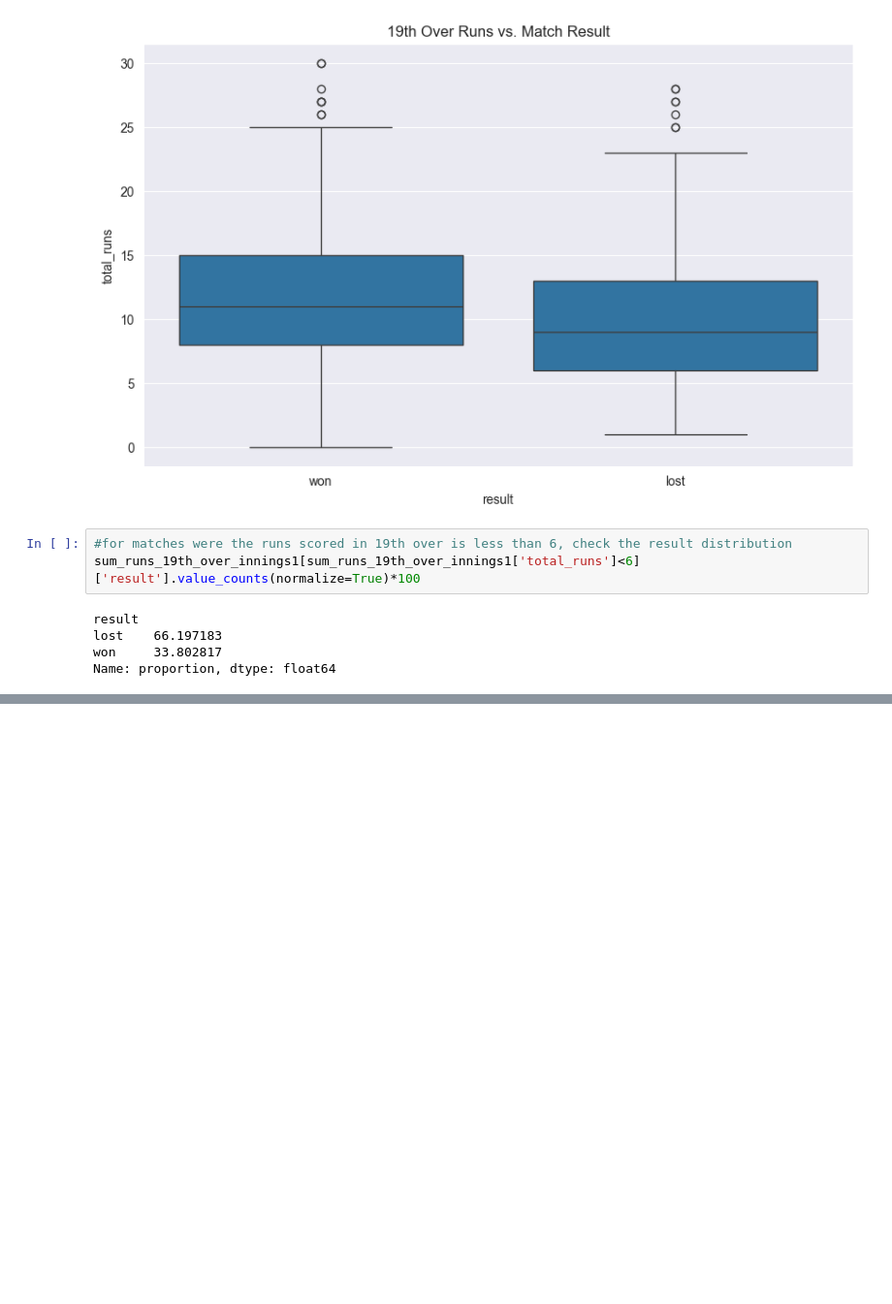
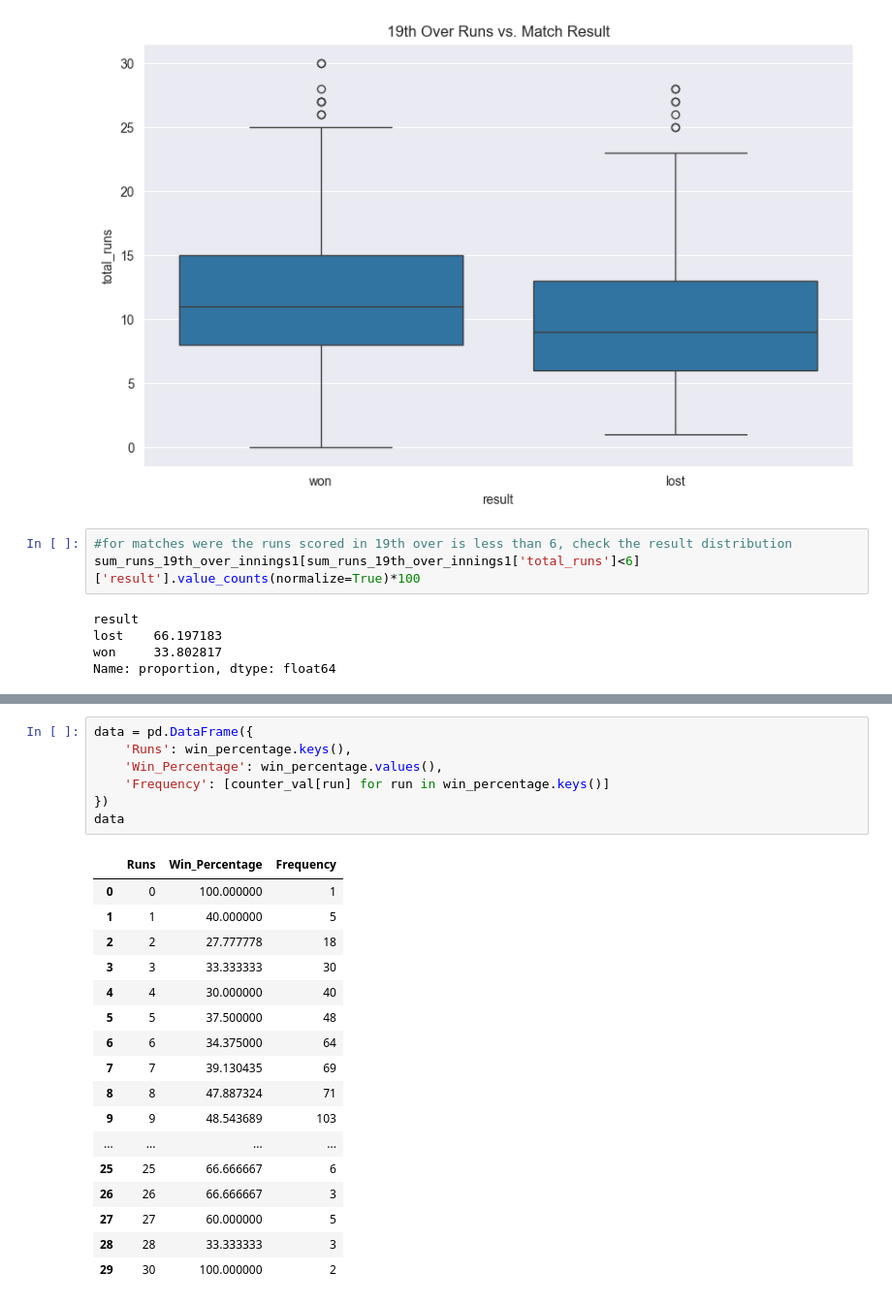
Before and after one commit to visakhpadmanabhan7/crick_analytics, a Jupyter notebook: analyse19th_over.ipynb, the cells around one changed output, grey strips where cells are left out. Shown at 97% size. Saved outputs shown, nothing was run; the diff lists cells and outputs as text; blank space fills up the shorter version.

```diff
--- a/analyse19th_over.ipynb
+++ b/analyse19th_over.ipynb
@@ -565 +593,26 @@ counter_val
+# %%
+data = pd.DataFrame({
+    'Runs': win_percentage.keys(),
+    'Win_Percentage': win_percentage.values(),
+    'Frequency': [counter_val[run] for run in win_percentage.keys()]
+})
+data
+# %% [output]
+|  | Runs | Win_Percentage | Frequency |
+| 0 | 0 | 100.000000 | 1 |
+| 1 | 1 | 40.000000 | 5 |
+| 2 | 2 | 27.777778 | 18 |
+| 3 | 3 | 33.333333 | 30 |
+| 4 | 4 | 30.000000 | 40 |
+| 5 | 5 | 37.500000 | 48 |
+| 6 | 6 | 34.375000 | 64 |
+| 7 | 7 | 39.130435 | 69 |
+| 8 | 8 | 47.887324 | 71 |
+| 9 | 9 | 48.543689 | 103 |
+| ... | ... | ... | ... |
+| 25 | 25 | 66.666667 | 6 |
+| 26 | 26 | 66.666667 | 3 |
+| 27 | 27 | 60.000000 | 5 |
+| 28 | 28 | 33.333333 | 3 |
+| 29 | 30 | 100.000000 | 2 |
 # %%
```
Also changed, not shown: parts of 10 cells of this notebook.
